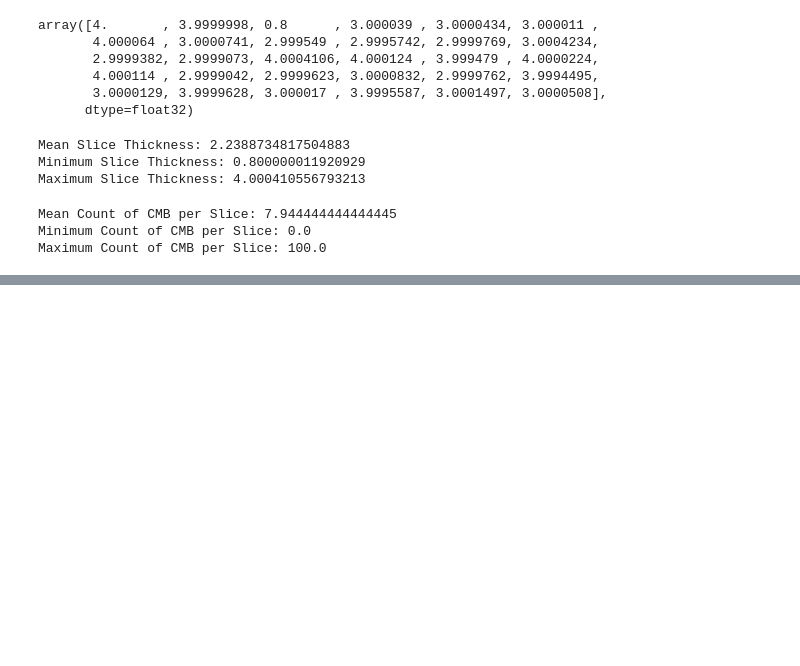
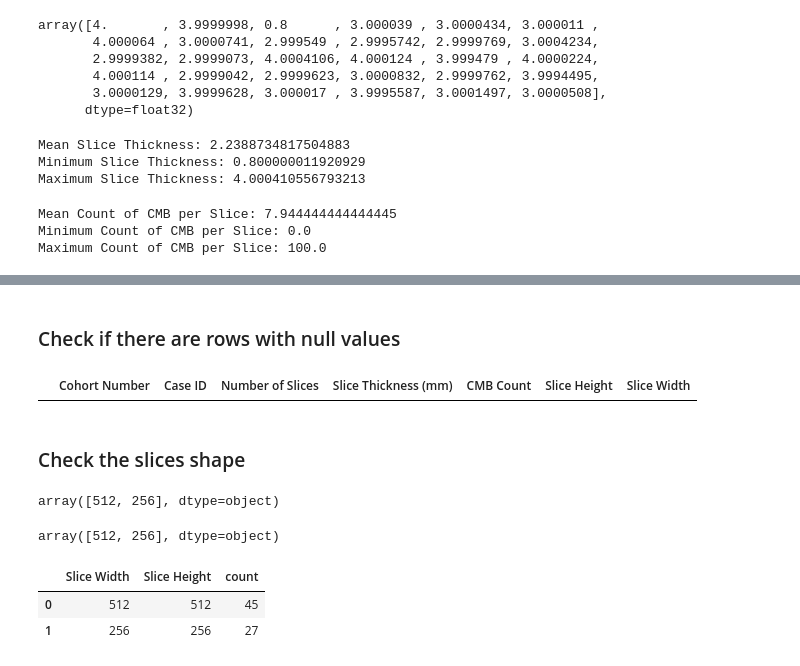
Before and after one commit to UST-SEAL-Team-4/Machine-Learning-Finals-Project, a Jupyter notebook: eda_dataset.ipynb, the cells around one changed output, grey strips where cells are left out. Drawn from its saved outputs; the diff is of its cells as text; code cells hidden in the pictures; blank space fills up the shorter version.

```diff
--- a/eda_dataset.ipynb
+++ b/eda_dataset.ipynb
@@ -499,0 +554,22 @@ Maximum Count of CMB per Slice: 100.0
+# %% [markdown]
+### Check if there are rows with null values
+# %%
+df[df.isna().any(axis=1)]
+# %% [output]
+|  | Cohort Number | Case ID | Number of Slices | Slice Thickness (mm) | CMB Count | Slice Height | Slice Width |
+# %% [markdown]
+### Check the slices shape
+# %%
+df['Slice Height'].unique()
+# %% [output]
+array([512, 256], dtype=object)
+# %%
+df['Slice Width'].unique()
+# %% [output]
+array([512, 256], dtype=object)
+# %%
+df[['Slice Width', 'Slice Height']].value_counts().reset_index(name='count')
+# %% [output]
+|  | Slice Width | Slice Height | count |
+| 0 | 512 | 512 | 45 |
+| 1 | 256 | 256 | 27 |
```
Also changed, not shown: parts of 3 cells of this notebook.
